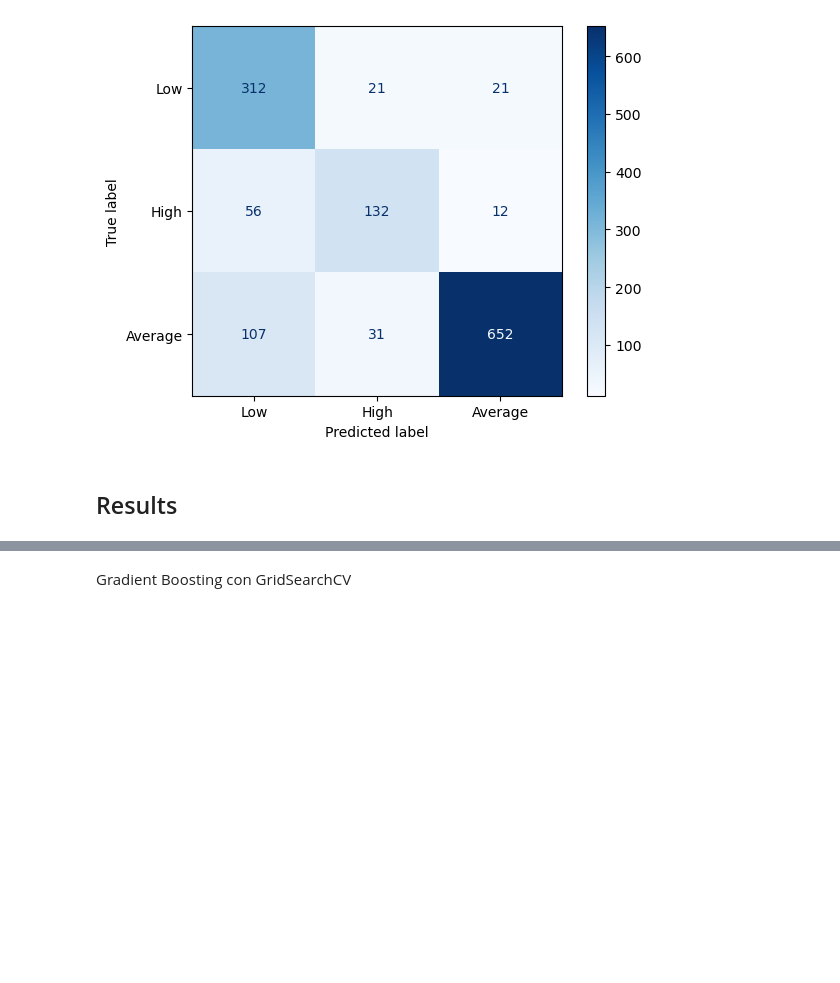
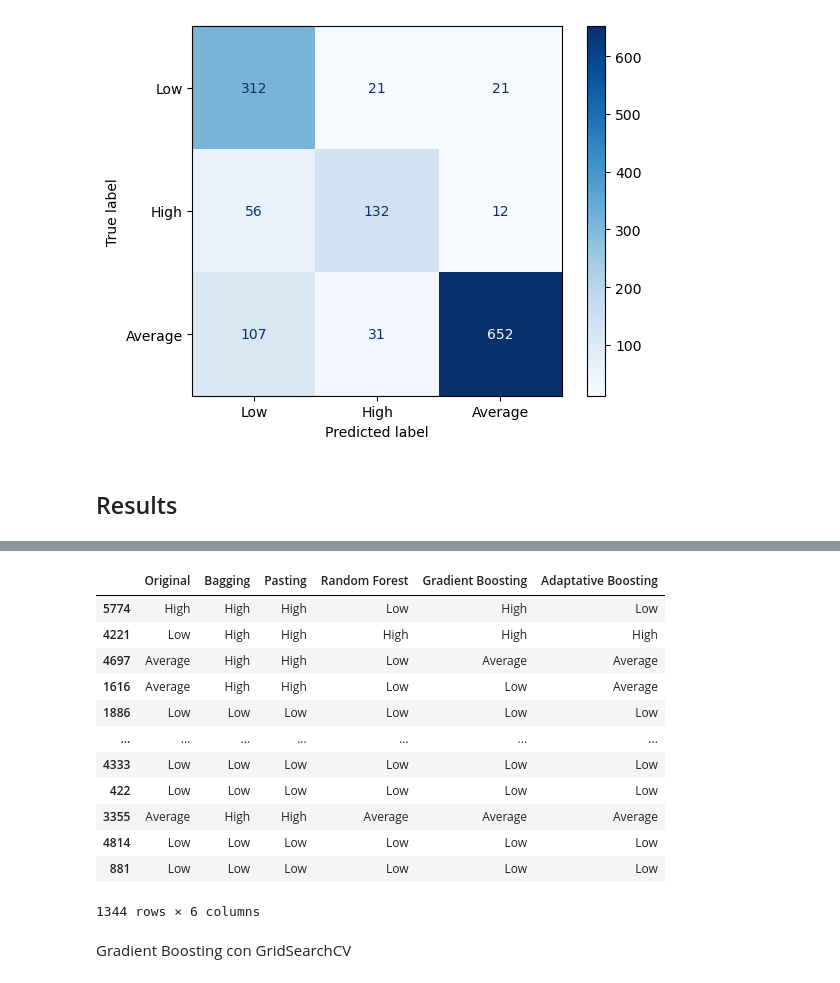
Before and after one commit to harimrys/ML-Project, a Jupyter notebook: notebooks/ML_models.ipynb, the cells around one changed output, grey strips where cells are left out. Cells and saved outputs as stored; diff of their text form; code cells hidden in the pictures; blank space fills up the shorter version.

```diff
--- a/notebooks/ML_models.ipynb
+++ b/notebooks/ML_models.ipynb
@@ -333,14 +381,29 @@ y_test_sq = y_test.squeeze()
 # %%
 df_predicciones = pd.DataFrame({
     'Original': y_test_sq,
     'Bagging': y_pred_bagging,
     'Pasting': y_pred_pasting,
     "Random Forest": y_pred_rf,
     "Gradient Boosting": y_pred_gb,
     "Adaptative Boosting": y_pred_ada
 })
 
 df_predicciones.to_csv("../data/df_predicciones.csv")
+df_predicciones
+# %% [output]
+|  | Original | Bagging | Pasting | Random Forest | Gradient Boosting | Adaptative Boosting |
+| 5774 | High | High | High | Low | High | Low |
+| 4221 | Low | High | High | High | High | High |
+| 4697 | Average | High | High | Low | Average | Average |
+| 1616 | Average | High | High | Low | Low | Average |
+| 1886 | Low | Low | Low | Low | Low | Low |
+| ... | ... | ... | ... | ... | ... | ... |
+| 4333 | Low | Low | Low | Low | Low | Low |
+| 422 | Low | Low | Low | Low | Low | Low |
+| 3355 | Average | High | High | Average | Average | Average |
+| 4814 | Low | Low | Low | Low | Low | Low |
+| 881 | Low | Low | Low | Low | Low | Low |
+1344 rows × 6 columns
 # %% [markdown]
 Gradient Boosting con GridSearchCV
 # %%
```
Also changed, not shown: parts of 15 cells of this notebook, 5 other files.
